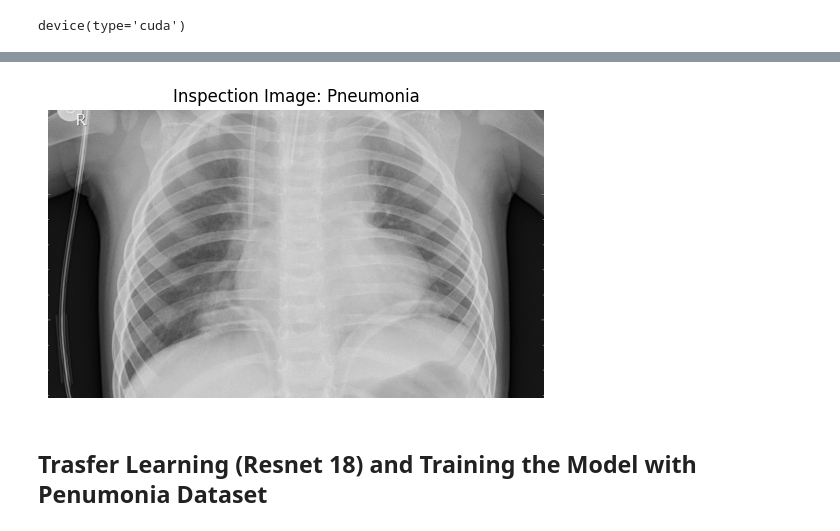
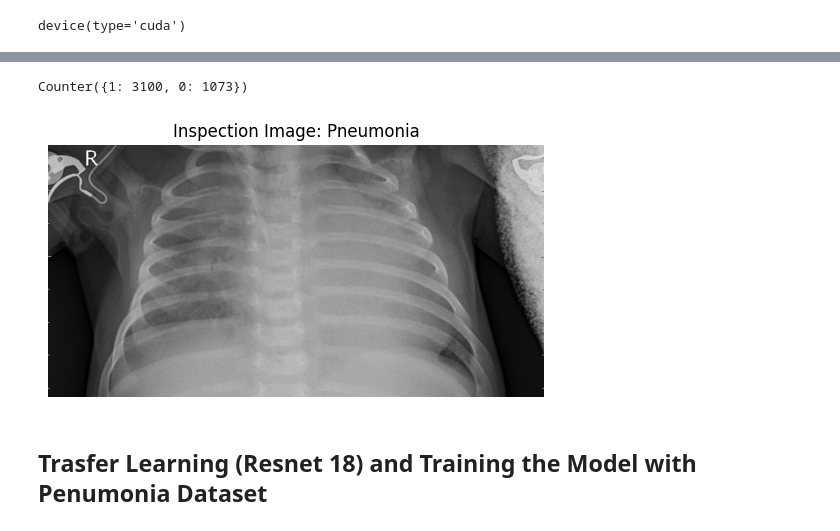
Before and after one commit to ShrDar/Pneumonia-Classifier-CNN, a Jupyter notebook: backend/notebooks/model_train.ipynb, the cells around one changed output, grey strips where cells are left out. Saved outputs shown, nothing was run; the diff lists cells and outputs as text; code cells hidden in the pictures.

```diff
--- a/backend/notebooks/model_train.ipynb
+++ b/backend/notebooks/model_train.ipynb
@@ -68,12 +70,20 @@ class PneumoniaDataset(Dataset):
   def get_image(self, idx):
     return self.image_paths[idx]
 # %%
-transform = transforms.Compose([
+train_transform = transforms.Compose([
+    transforms.Resize((224, 224)),
+    transforms.RandomRotation(5),
+    transforms.RandomAffine(degrees = 0, translate = (0.03, 0.03)),
+
+    transforms.ToTensor(),
+    transforms.Normalize(mean=[0.485, 0.456, 0.406], std=[0.229, 0.224, 0.225])
+])
+test_transform = transforms.Compose([
     transforms.Resize((224, 224)),
     transforms.ToTensor(),
     transforms.Normalize(mean=[0.485, 0.456, 0.406], std=[0.229, 0.224, 0.225])
 ])
 # %%
-train_dataset = PneumoniaDataset("/content/data/data/train", transform)
-val_dataset = PneumoniaDataset("/content/data/data/val", transform)
-test_dataset = PneumoniaDataset("/content/data/data/test", transform)
+train_dataset = PneumoniaDataset("/content/data/train", train_transform)
+val_dataset = PneumoniaDataset("/content/data/val", test_transform)
+test_dataset = PneumoniaDataset("/content/data/test", test_transform)
@@ -79,0 +107,7 @@ test_dataset = PneumoniaDataset("/content/data/data/test", transform)
+# %%
+class_counts = Counter(train_dataset.labels)
+print(class_counts)
+
+sample_weights = [1.0 / class_counts[label] for label in train_dataset.labels]
+# %% [output]
+Counter({1: 3100, 0: 1073})
@@ -82,18 +122,18 @@ train_loader = DataLoader(train_dataset, batch_size = 32, shuffle = True, num_wo
 val_loader = DataLoader(val_dataset, batch_size = 32, shuffle = False, num_workers=2, pin_memory=True)
 test_loader = DataLoader(test_dataset, batch_size = 32, shuffle = False, num_workers=2, pin_memory=True)
 # %%
-inspection_img_path = train_dataset.get_image(idx = 5000)
+inspection_img_path = train_dataset.get_image(idx = 4000)
 inspection_img = Image.open(inspection_img_path)
-_, inspection_img_label = train_dataset.__getitem__(5000)
+_, inspection_img_label = train_dataset.__getitem__(4000)
 
 plt.title(f"Inspection Image: {"Normal" if inspection_img_label == 0 else "Pneumonia"}")
 
 plt.imshow(inspection_img, cmap = "gray")
 plt.axis("off")
 
 plt.show()
 # %% [output]
-[figure, old version]
+[figure, new version]
 # %% [markdown]
 ## Trasfer Learning (Resnet 18) and Training the Model with Penumonia Dataset
 # %%
```
Also changed, not shown: parts of 12 cells of this notebook.
